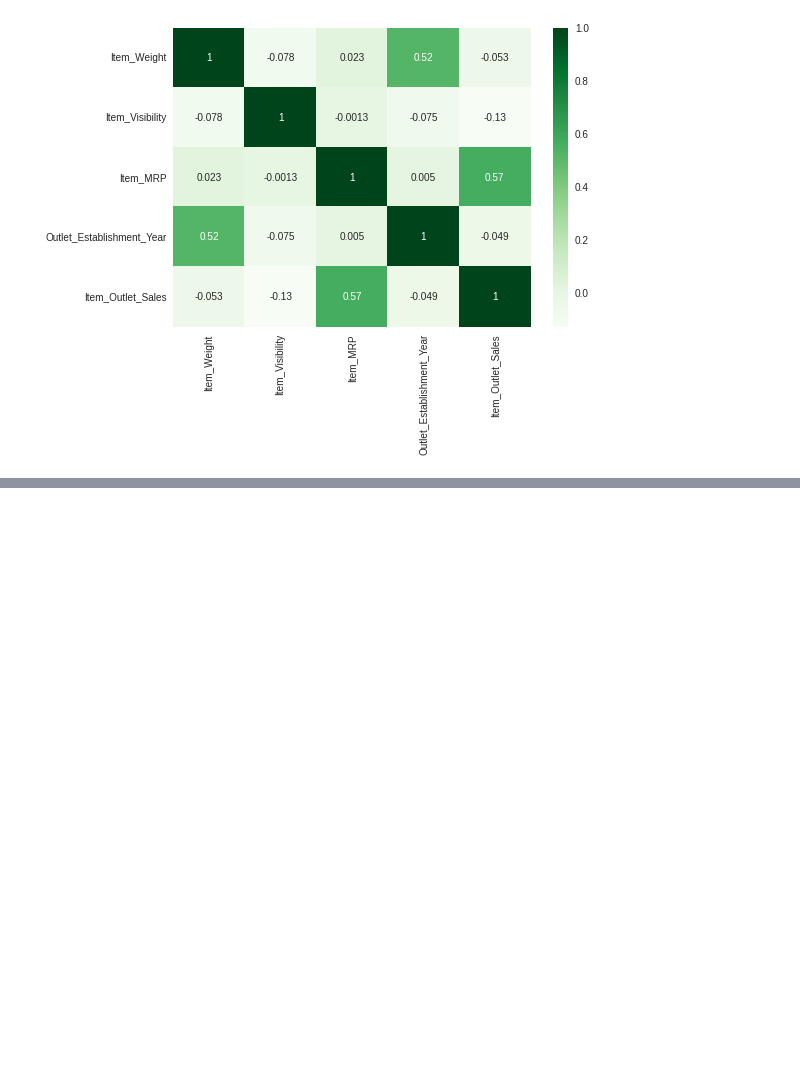
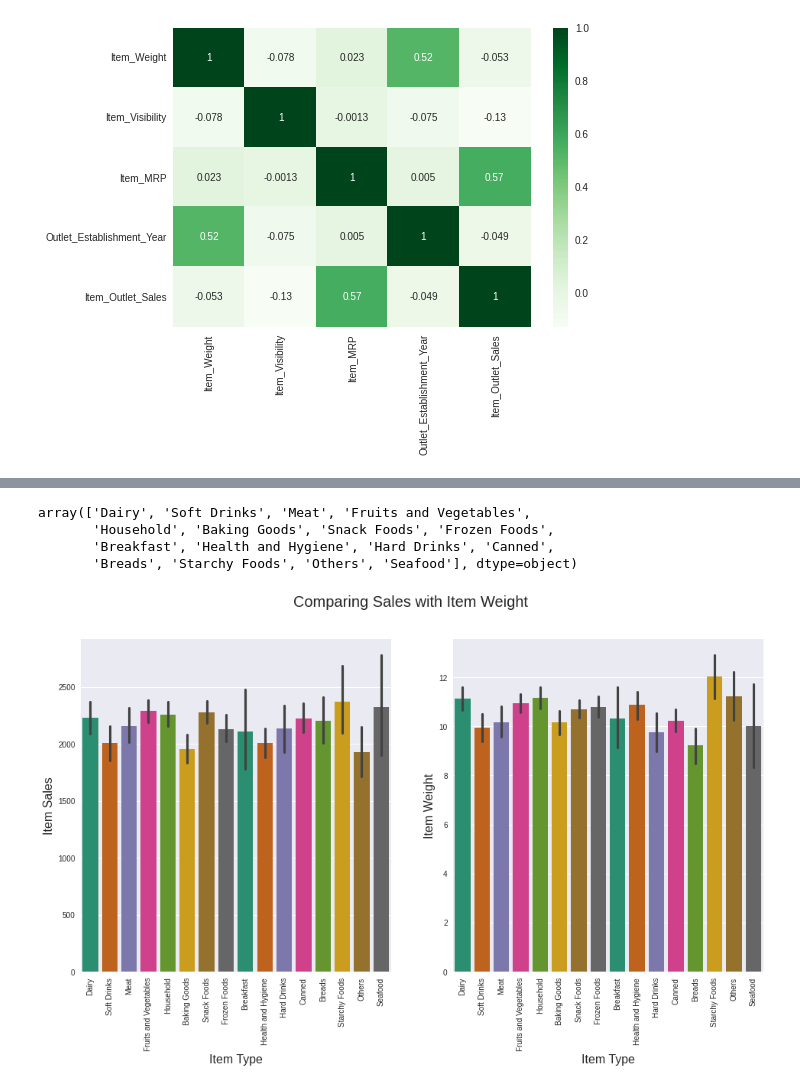
Before and after one commit to jvaug30/Food-Sales-Prediction, a Jupyter notebook: Food_Sales_Prediction.ipynb, the cells around one changed output, grey strips where cells are left out. Cells and saved outputs as stored; diff of their text form; code cells hidden in the pictures; blank space fills up the shorter version.

```diff
--- a/Food_Sales_Prediction.ipynb
+++ b/Food_Sales_Prediction.ipynb
@@ -143,0 +158,20 @@ sns.heatmap(corr, cmap = 'Greens', annot = True);
+# %%
+df['Item_Type'].unique()
+# %% [output]
+array(['Dairy', 'Soft Drinks', 'Meat', 'Fruits and Vegetables',
+       'Household', 'Baking Goods', 'Snack Foods', 'Frozen Foods',
+       'Breakfast', 'Health and Hygiene', 'Hard Drinks', 'Canned',
+       'Breads', 'Starchy Foods', 'Others', 'Seafood'], dtype=object)
+# %%
+fig, axes = plt.subplots(ncols=2, figsize=(16,8))
+axes[0] = sns.barplot(data=df, x='Item_Type', y='Item_Outlet_Sales', ax=axes[0], palette='Dark2');
+plt.setp(axes[0].get_xticklabels(), rotation=90)
+axes[0].set_xlabel('Item Type', fontsize=16)
+axes[0].set_ylabel('Item Sales', fontsize=16)
+sns.barplot(data=df, x='Item_Type', y='Item_Weight', ax=axes[1], palette='Dark2');
+plt.setp(axes[1].get_xticklabels(), rotation=90)
+axes[1].set_xlabel('Item Type', fontsize=16)
+axes[1].set_ylabel('Item Weight', fontsize=16)
+fig.suptitle('Comparing Sales with Item Weight', fontsize=20);
+# %% [output]
+[figure, added]
```
Also changed, not shown: parts of 3 cells of this notebook.
